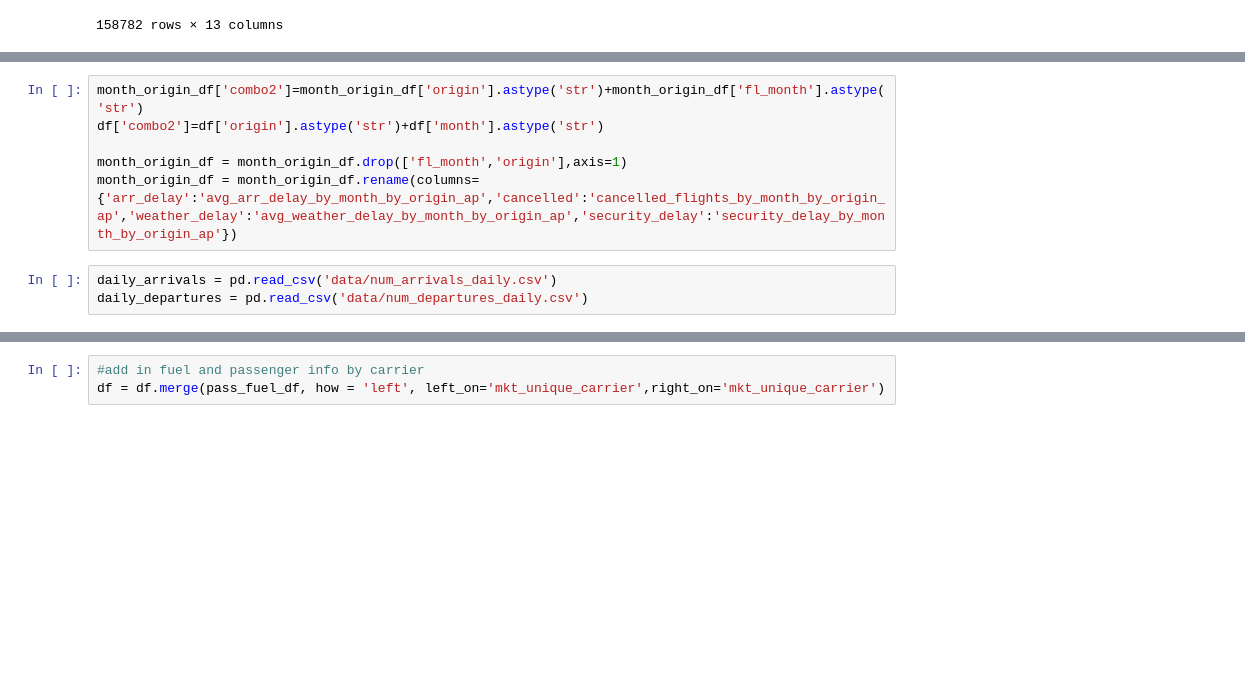
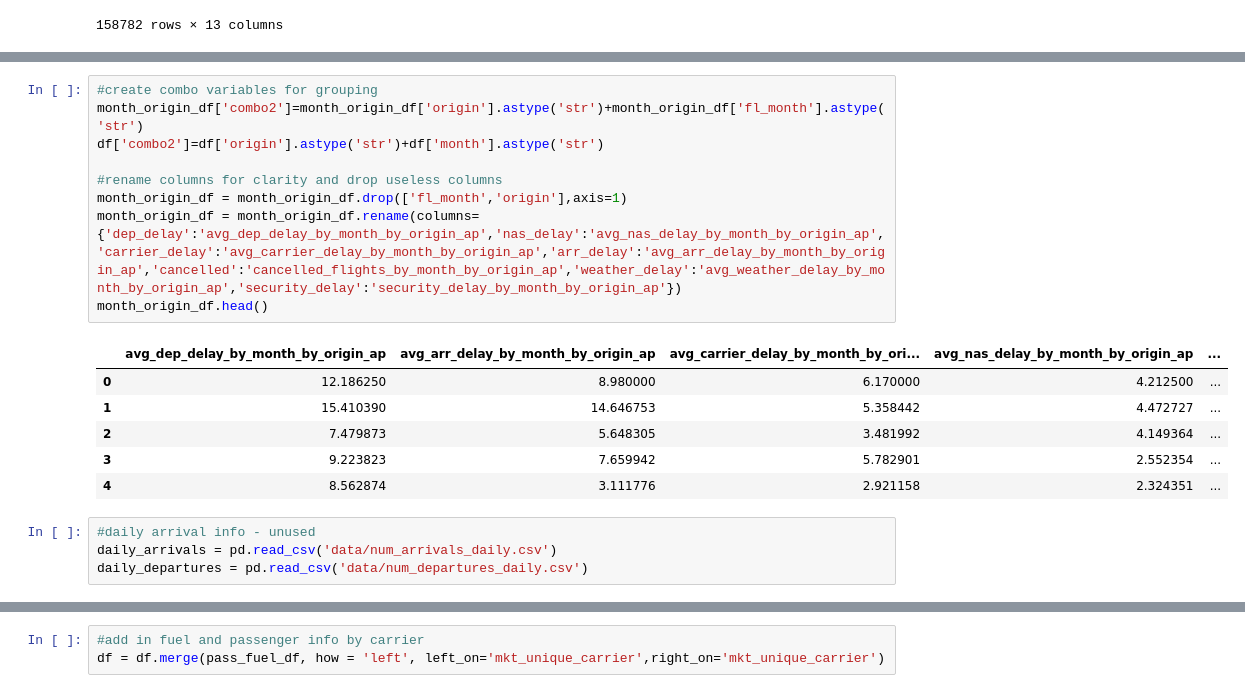
Before and after one commit to ucheokechukwu/-Airflight-Delays-Classification-and-Regression-Machine-Learning, a Jupyter notebook: Modeling/XGBoost_AW.ipynb, the cells around one changed output, grey strips where cells are left out. Cells and saved outputs as stored; diff of their text form; blank space fills up the shorter version.

```diff
--- a/Modeling/XGBoost_AW.ipynb
+++ b/Modeling/XGBoost_AW.ipynb
@@ -56,9 +111,20 @@ month_dest_df = month_dest_df.rename(columns={'arr_delay':'avg_arr_delay_by_mont
 # %%
+#create combo variables for grouping
 month_origin_df['combo2']=month_origin_df['origin'].astype('str')+month_origin_df['fl_month'].astype('str')
 df['combo2']=df['origin'].astype('str')+df['month'].astype('str')
 
+#rename columns for clarity and drop useless columns
 month_origin_df = month_origin_df.drop(['fl_month','origin'],axis=1)
-month_origin_df = month_origin_df.rename(columns={'arr_delay':'avg_arr_delay_by_month_by_origin_ap','cancelled':'cancelled_flights_by_month_by_origin_ap','weather_delay':'avg_weather_delay_by_month_by_origin_ap','security_delay':'security_delay_by_month_by_origin_ap'})
+month_origin_df = month_origin_df.rename(columns={'dep_delay':'avg_dep_delay_by_month_by_origin_ap','nas_delay':'avg_nas_delay_by_month_by_origin_ap','carrier_delay':'avg_carrier_delay_by_month_by_origin_ap','arr_delay':'avg_arr_delay_by_month_by_origin_ap','cancelled':'cancelled_flights_by_month_by_origin_ap','weather_delay':'avg_weather_delay_by_month_by_origin_ap','security_delay':'security_delay_by_month_by_origin_ap'})
+month_origin_df.head()
+# %% [output]
+|  | avg_dep_delay_by_month_by_origin_ap | avg_arr_delay_by_month_by_origin_ap | avg_carrier_delay_by_month_by_ori... | avg_nas_delay_by_month_by_origin_ap | ... |
+| 0 | 12.186250 | 8.980000 | 6.170000 | 4.212500 | ... |
+| 1 | 15.410390 | 14.646753 | 5.358442 | 4.472727 | ... |
+| 2 | 7.479873 | 5.648305 | 3.481992 | 4.149364 | ... |
+| 3 | 9.223823 | 7.659942 | 5.782901 | 2.552354 | ... |
+| 4 | 8.562874 | 3.111776 | 2.921158 | 2.324351 | ... |
 # %%
+#daily arrival info - unused
 daily_arrivals = pd.read_csv('data/num_arrivals_daily.csv')
 daily_departures = pd.read_csv('data/num_departures_daily.csv')
```
Also changed, not shown: parts of 32 cells of this notebook.
